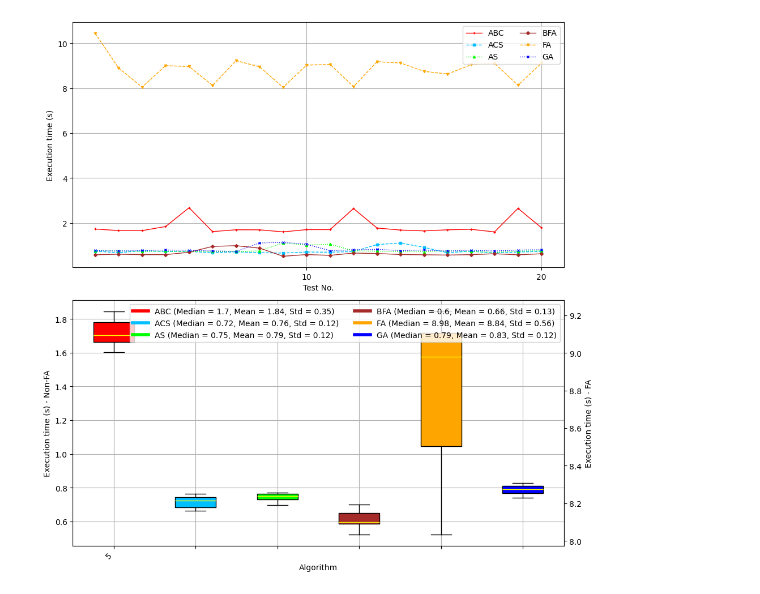
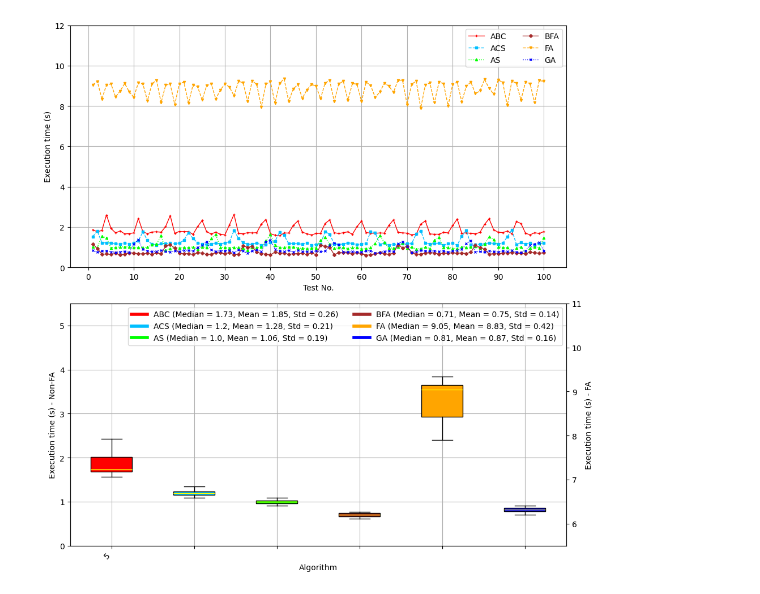
Before and after one commit to nguyenvantin971996/SDN_PyQt5, a Jupyter notebook: ryu_controller/ALL - Copy.ipynb, the cells around one changed output. Cells and saved outputs as stored; diff of their text form; code cells hidden in the pictures.

```diff
--- a/ryu_controller/ALL - Copy.ipynb
+++ b/ryu_controller/ALL - Copy.ipynb
@@ -33,7 +33,7 @@ from FA_static import FA
 from YenAlgorithm import YenAlgorithm
 from get_metric import getMetric
 
-Times = 20
+Times = 100
 src = 1
 dst = 20
 
@@ -359,7 +359,7 @@ fig, axs = plt.subplots(2, 1, figsize=(10, 10))
 ax1 = axs[0]
 xticks = np.arange(11) * 10
 ax1.set_xticks(xticks, minor=False)
-# ax1.set_ylim(200, 500)
+ax1.set_ylim(65, 240)
 ax1.set_xlabel("Test No.")
 ax1.set_ylabel("Total cost of all paths")
 ax1.grid()
@@ -368,12 +368,12 @@ for i, metric in enumerate(metrics):
         range(1, len(data[metric]) + 1), data[metric],
         linewidth=1, color=colors[i], linestyle=linestyles[i], marker=markers[i], markersize=3
     )
-ax1.legend(["ABC", "ACS", "AS", "BFA", "FA", "GA"], loc="upper right", ncol=2)
-ax1.axhline(y=sum(pw_yen), color='k', linestyle='--', label="Yen")
+ax1.axhline(y=sum(pw_yen), color='k', linestyle='--')
+ax1.legend(["ABC", "ACS", "AS", "BFA", "FA", "GA", "Yen"], loc="upper right", ncol=3)
 
 ax2 = axs[1]
 ax2.set_xticklabels(labels, rotation=45, ha="right")
-# ax2.set_ylim(0, 3)
+ax2.set_ylim(65, 200)
 ax2.set_xlabel("Algorithm")
 ax2.set_ylabel("Total cost of all paths")
 ax2.grid()
@@ -382,14 +382,14 @@ box = ax2.boxplot(data_for_boxplot, patch_artist=True, vert=True, showfliers=Fal
                   medianprops=dict(color='yellow', linewidth=1))
 for patch, color in zip(box['boxes'], colors):
     patch.set_facecolor(color)
-ax2.axhline(y=sum(pw_yen), color='k', linestyle='--', label="Yen")
+ax2.axhline(y=sum(pw_yen), color='k', linestyle='--')
 
 handles = [plt.Line2D([0], [0], color=color, lw=4) for color in colors]
 legend_labels = [
     f"{labels[i]} (Median = {statistics[metrics[i]]['median']}, Mean = {statistics[metrics[i]]['mean']}, Std = {statistics[metrics[i]]['std']})"
     for i in range(len(labels))
 ]
-plt.legend(handles, legend_labels, loc="upper right", ncol=2)
+ax2.legend(handles, legend_labels, loc="upper right", ncol=2)
 plt.tight_layout()
 # plt.savefig("ALL/ALL_sum.png", dpi=200, bbox_inches='tight')
 plt.show()
@@ -424,7 +424,7 @@ fig, axs = plt.subplots(2, 1, figsize=(10, 10))
 ax1 = axs[0]
 xticks = np.arange(11) * 10
 ax1.set_xticks(xticks, minor=False)
-# ax1.set_ylim(0, 13)
+ax1.set_ylim(0, 12)
 ax1.set_xlabel("Test No.")
 ax1.set_ylabel("Execution time (s)")
 ax1.grid()
@@ -437,39 +437,39 @@ ax1.legend(["ABC", "ACS", "AS", "BFA", "FA", "GA"], loc="upper right", ncol=2)
 
 ax2 = axs[1]
 ax2.set_xticklabels(labels_non_FA, rotation=45, ha="right")
-# ax2.set_ylim(0.5, 4)
+ax2.set_ylim(0, 5.5)
 ax2.set_xlabel("Algorithm")
 ax2.set_ylabel("Execution time (s) - Non-FA")
 ax2.grid()
 box2 = ax2.boxplot(data_for_boxplot, patch_artist=True, vert=True, showfliers=False,
                    medianprops=dict(color='yellow', linewidth=1), positions=positions, widths=box_width)
 for patch, color in zip(box2['boxes'], colors_non_FA):
     patch.set_facecolor(color)
 
 ax3 = ax2.twinx()
 ax3.set_xticks(np.concatenate([positions, fa_position]))
 ax3.set_xticklabels(labels, rotation=45, ha="right")
-# ax3.set_ylim(7.5, 11)
+ax3.set_ylim(5.5, 11)
 ax3.set_ylabel("Execution time (s) - FA")
 box_fa = ax3.boxplot(data_for_boxplot_fa, patch_artist=True, vert=True, showfliers=False,
                      medianprops=dict(color='yellow', linewidth=1), positions=fa_position, widths=box_width)
 for patch, color in zip(box_fa['boxes'], colors_fa):
     patch.set_facecolor(color)
 
 handles = [plt.Line2D([0], [0], color=color, lw=4) for color in colors]
 legend_labels = [
     f"{labels_non_FA[i]} (Median = {statistics[metrics_non_FA[i]]['median']}, Mean = {statistics[metrics_non_FA[i]]['mean']}, Std = {statistics[metrics_non_FA[i]]['std']})"
     for i in range(len(labels_non_FA))
 ]
 legend_labels.insert(-1,
     f"FA (Median = {statistics[metrics_FA[0]]['median']}, Mean = {statistics[metrics_FA[0]]['mean']}, Std = {statistics[metrics_FA[0]]['std']})"
 )
-plt.legend(handles, legend_labels, loc="upper right", ncol=2)
+ax2.legend(handles, legend_labels, loc="upper right", ncol=2)
 plt.tight_layout()
 # plt.savefig("ALL/ALL_time.png", dpi=200, bbox_inches='tight')
 plt.show()
 # %% [output]
-[figure, old version]
+[figure, new version]
 # %%
 # !git add .
 # !git config --global user.email "nguyenvantinrsreu@gmail.com"
```
Also changed, not shown: parts of 5 cells of this notebook.
